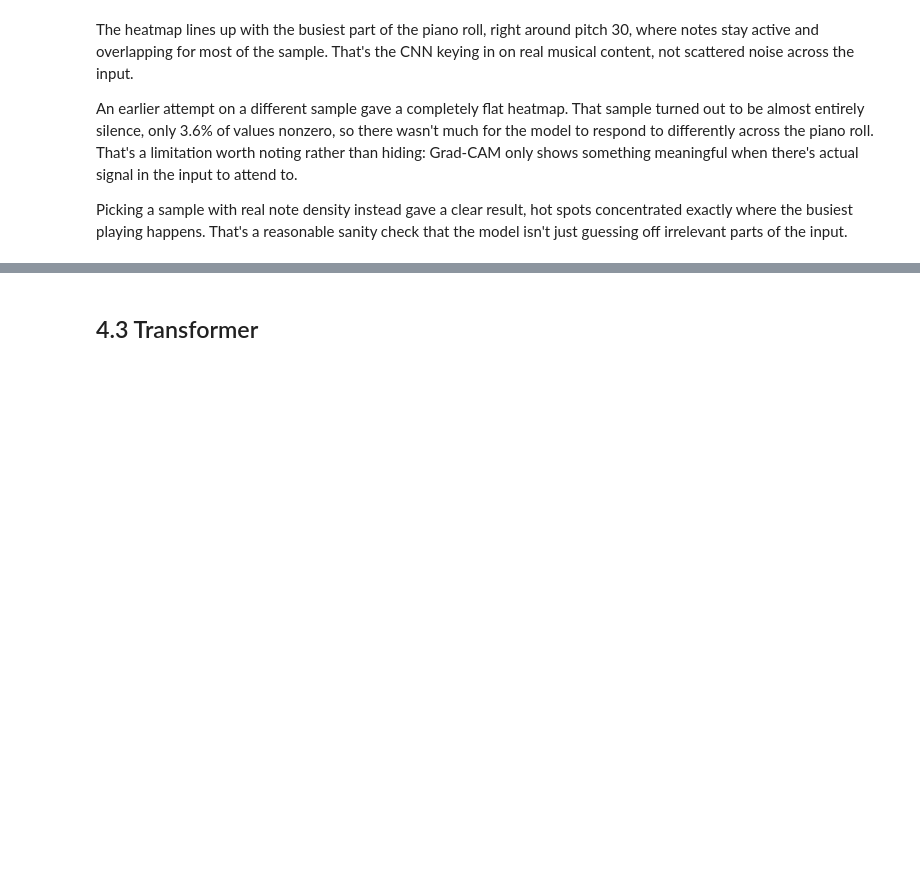
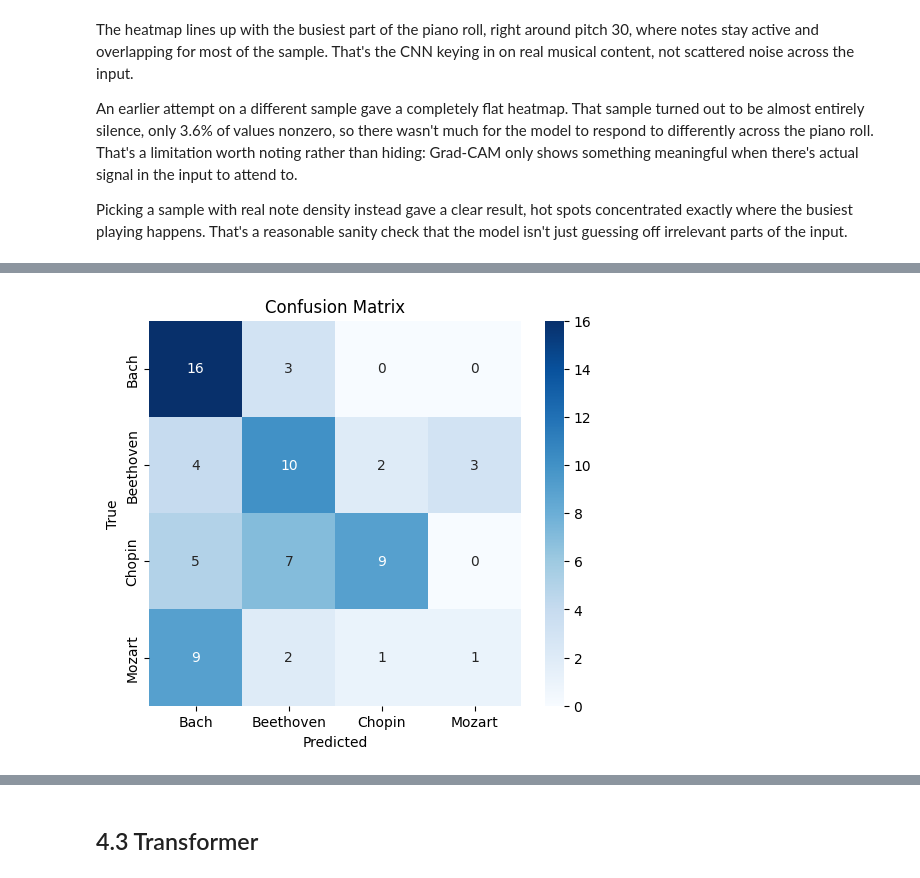
Before and after one commit to Mosizamani/aai-511-final-project-group1, a Jupyter notebook: aai-511-final-project-group1.ipynb, the cells around one changed output, grey strips where cells are left out. Cells and saved outputs as stored; diff of their text form; code cells hidden in the pictures; blank space fills up the shorter version.

```diff
--- a/aai-511-final-project-group1.ipynb
+++ b/aai-511-final-project-group1.ipynb
@@ -2573,0 +2579,13 @@ Picking a sample with real note density instead gave a clear result, hot spots c
+# %%
+# get predicted class for each test sample
+y_pred_probs = model.predict(X_test_norm)
+y_pred = np.argmax(y_pred_probs, axis=1)
+
+# convert one-hot test labels back to plain class integers
+y_true = np.argmax(y_test_cat, axis=1)
+
+# composer names in the same order as the label encoding
+composer_names = ['Bach', 'Beethoven', 'Chopin', 'Mozart']
+
+# precision, recall, f1 per composer
+print(classification_report(y_true, y_pred, target_names=composer_names))
@@ -2573,0 +2604,12 @@ Picking a sample with real note density instead gave a clear result, hot spots c
+# %%
+# build the confusion matrix, rows are true labels, columns are predicted labels
+cm = confusion_matrix(y_true, y_pred)
+
+plt.figure(figsize=(6, 5))
+sns.heatmap(cm, annot=True, fmt='d', cmap='Blues', xticklabels=composer_names, yticklabels=composer_names)
+plt.xlabel('Predicted')
+plt.ylabel('True')
+plt.title('Confusion Matrix')
+plt.show()
+# %% [output]
+[figure, added]
```
Also changed, not shown: parts of 15 cells of this notebook.
